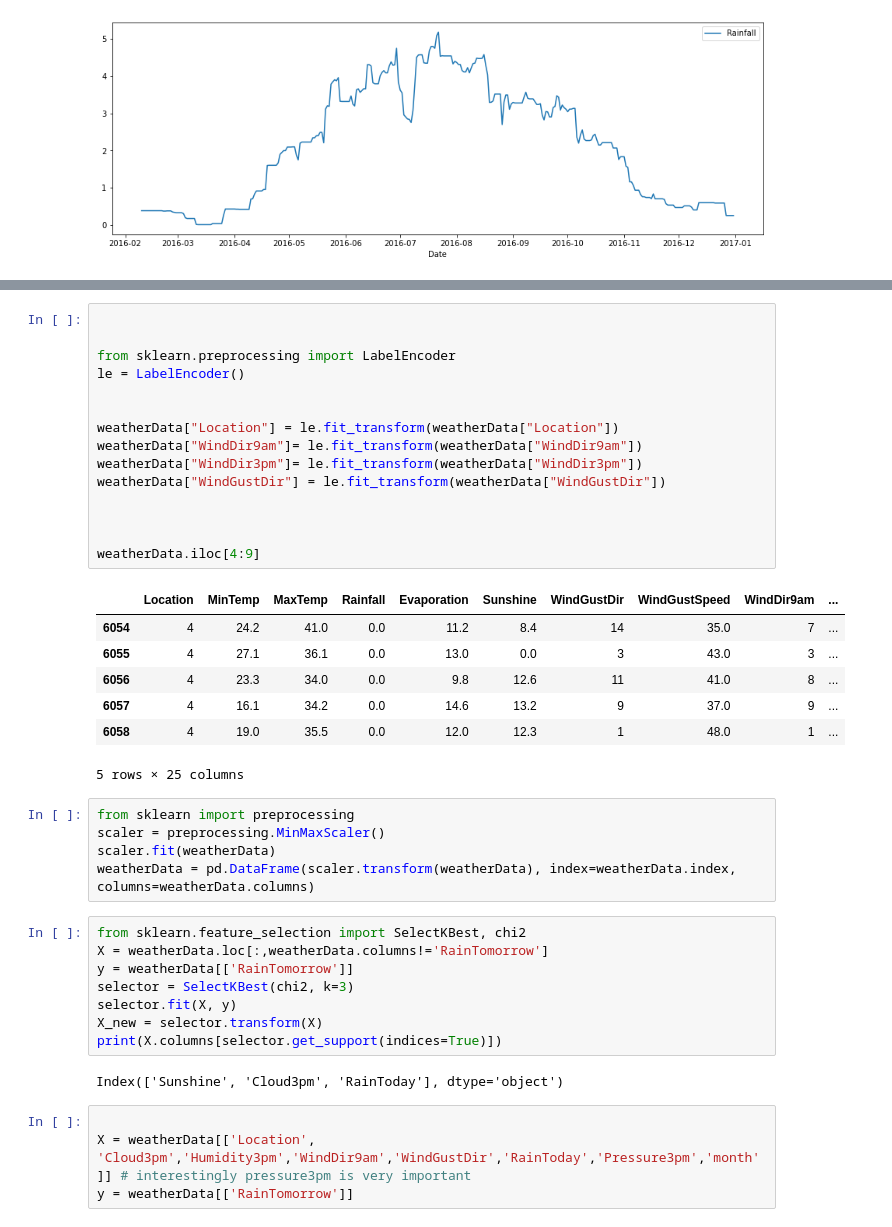
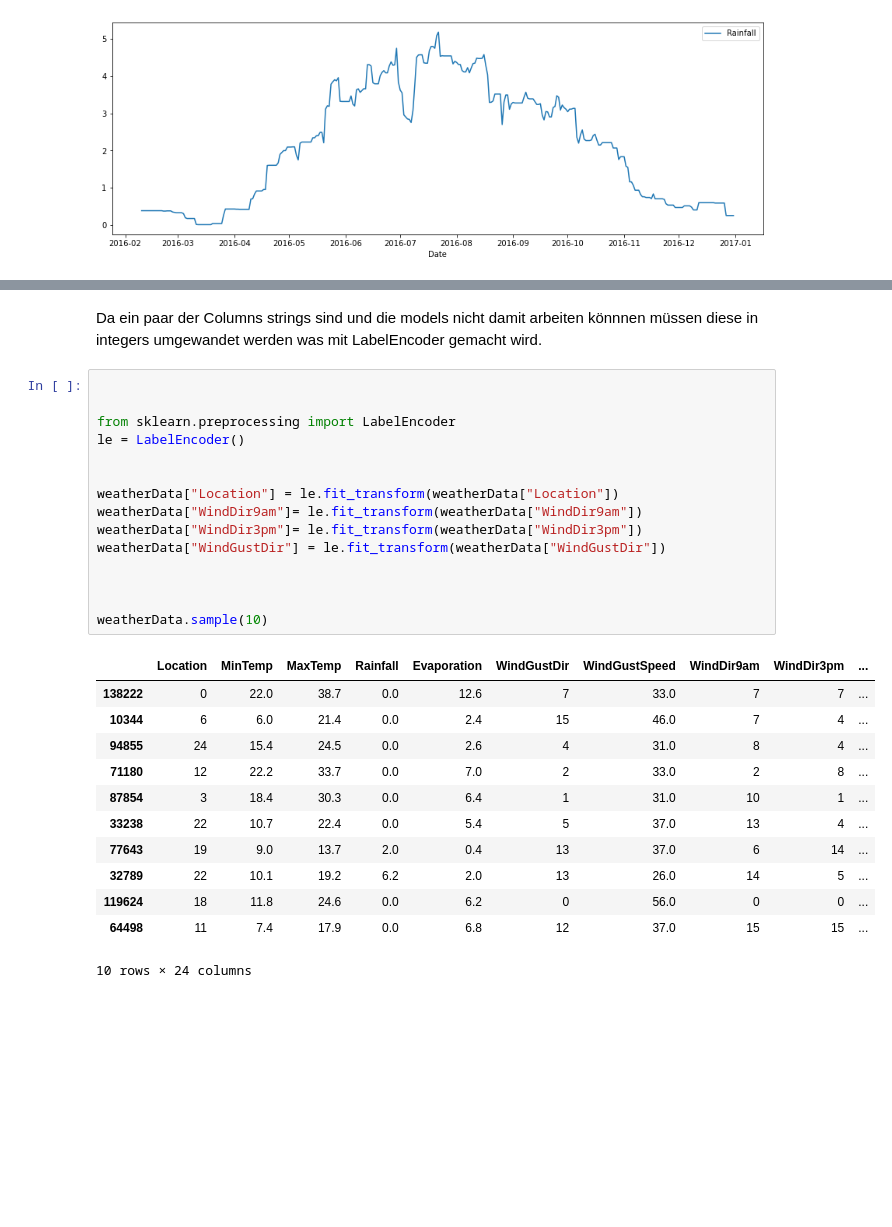
Before and after one commit to Paul-Austria/KIDSMiniProjekt, a Jupyter notebook: MiniProject.ipynb, the cells around one changed output, grey strips where cells are left out. Drawn from its saved outputs; the diff is of its cells as text; blank space fills up the shorter version.

```diff
--- a/MiniProject.ipynb
+++ b/MiniProject.ipynb
@@ -134,42 +160,30 @@ weatherData.shape
+# %% [markdown]
+Da ein paar der Columns strings sind und die models nicht damit arbeiten könnnen müssen diese in integers umgewandet werden was mit LabelEncoder gemacht wird.
 # %%
 
 
 from sklearn.preprocessing import LabelEncoder
 le = LabelEncoder()
 
 
 weatherData["Location"] = le.fit_transform(weatherData["Location"])
 weatherData["WindDir9am"]= le.fit_transform(weatherData["WindDir9am"])
 weatherData["WindDir3pm"]= le.fit_transform(weatherData["WindDir3pm"])
 weatherData["WindGustDir"] = le.fit_transform(weatherData["WindGustDir"])
 
 
 
-weatherData.iloc[4:9]
+weatherData.sample(10)
 # %% [output]
-|  | Location | MinTemp | MaxTemp | Rainfall | Evaporation | Sunshine | WindGustDir | WindGustSpeed | WindDir9am | ... |
-| 6054 | 4 | 24.2 | 41.0 | 0.0 | 11.2 | 8.4 | 14 | 35.0 | 7 | ... |
-| 6055 | 4 | 27.1 | 36.1 | 0.0 | 13.0 | 0.0 | 3 | 43.0 | 3 | ... |
-| 6056 | 4 | 23.3 | 34.0 | 0.0 | 9.8 | 12.6 | 11 | 41.0 | 8 | ... |
-| 6057 | 4 | 16.1 | 34.2 | 0.0 | 14.6 | 13.2 | 9 | 37.0 | 9 | ... |
-| 6058 | 4 | 19.0 | 35.5 | 0.0 | 12.0 | 12.3 | 1 | 48.0 | 1 | ... |
+|  | Location | MinTemp | MaxTemp | Rainfall | Evaporation | WindGustDir | WindGustSpeed | WindDir9am | WindDir3pm | ... |
+| 138222 | 0 | 22.0 | 38.7 | 0.0 | 12.6 | 7 | 33.0 | 7 | 7 | ... |
+| 10344 | 6 | 6.0 | 21.4 | 0.0 | 2.4 | 15 | 46.0 | 7 | 4 | ... |
+| 94855 | 24 | 15.4 | 24.5 | 0.0 | 2.6 | 4 | 31.0 | 8 | 4 | ... |
+| 71180 | 12 | 22.2 | 33.7 | 0.0 | 7.0 | 2 | 33.0 | 2 | 8 | ... |
+| 87854 | 3 | 18.4 | 30.3 | 0.0 | 6.4 | 1 | 31.0 | 10 | 1 | ... |
+| 33238 | 22 | 10.7 | 22.4 | 0.0 | 5.4 | 5 | 37.0 | 13 | 4 | ... |
+| 77643 | 19 | 9.0 | 13.7 | 2.0 | 0.4 | 13 | 37.0 | 6 | 14 | ... |
+| 32789 | 22 | 10.1 | 19.2 | 6.2 | 2.0 | 13 | 26.0 | 14 | 5 | ... |
+| 119624 | 18 | 11.8 | 24.6 | 0.0 | 6.2 | 0 | 56.0 | 0 | 0 | ... |
+| 64498 | 11 | 7.4 | 17.9 | 0.0 | 6.8 | 12 | 37.0 | 15 | 15 | ... |
-5 rows × 25 columns
+10 rows × 24 columns
-# %%
-from sklearn import preprocessing
-scaler = preprocessing.MinMaxScaler()
-scaler.fit(weatherData)
-weatherData = pd.DataFrame(scaler.transform(weatherData), index=weatherData.index, columns=weatherData.columns)
-# %%
-from sklearn.feature_selection import SelectKBest, chi2
-X = weatherData.loc[:,weatherData.columns!='RainTomorrow']
-y = weatherData[['RainTomorrow']]
-selector = SelectKBest(chi2, k=3)
-selector.fit(X, y)
-X_new = selector.transform(X)
-print(X.columns[selector.get_support(indices=True)])
-# %% [output]
-Index(['Sunshine', 'Cloud3pm', 'RainToday'], dtype='object')
-# %%
-
-X = weatherData[['Location', 'Cloud3pm','Humidity3pm','WindDir9am','WindGustDir','RainToday','Pressure3pm','month']] # interestingly pressure3pm is very important
-y = weatherData[['RainTomorrow']]
```
Also changed, not shown: parts of 30 cells of this notebook.
